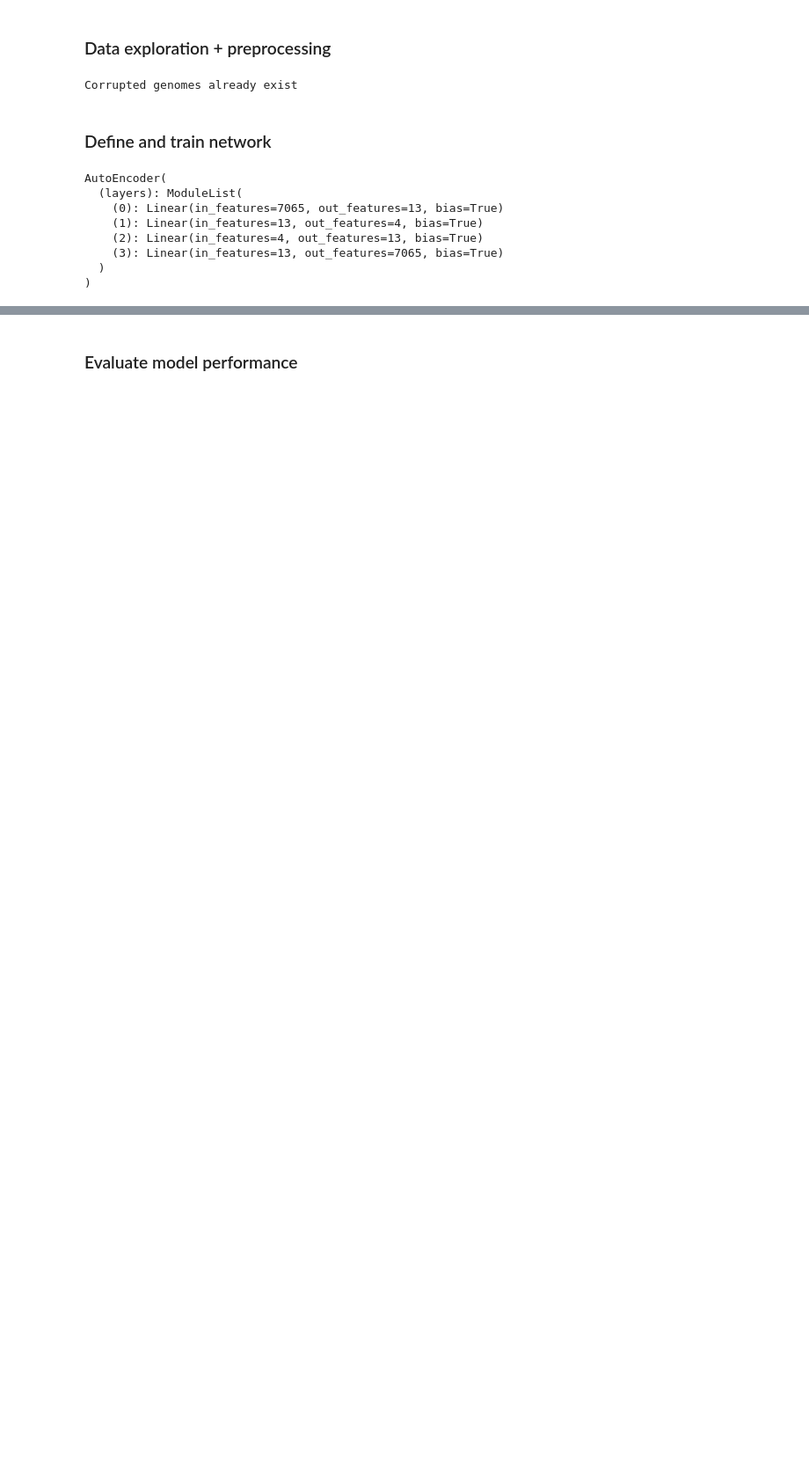
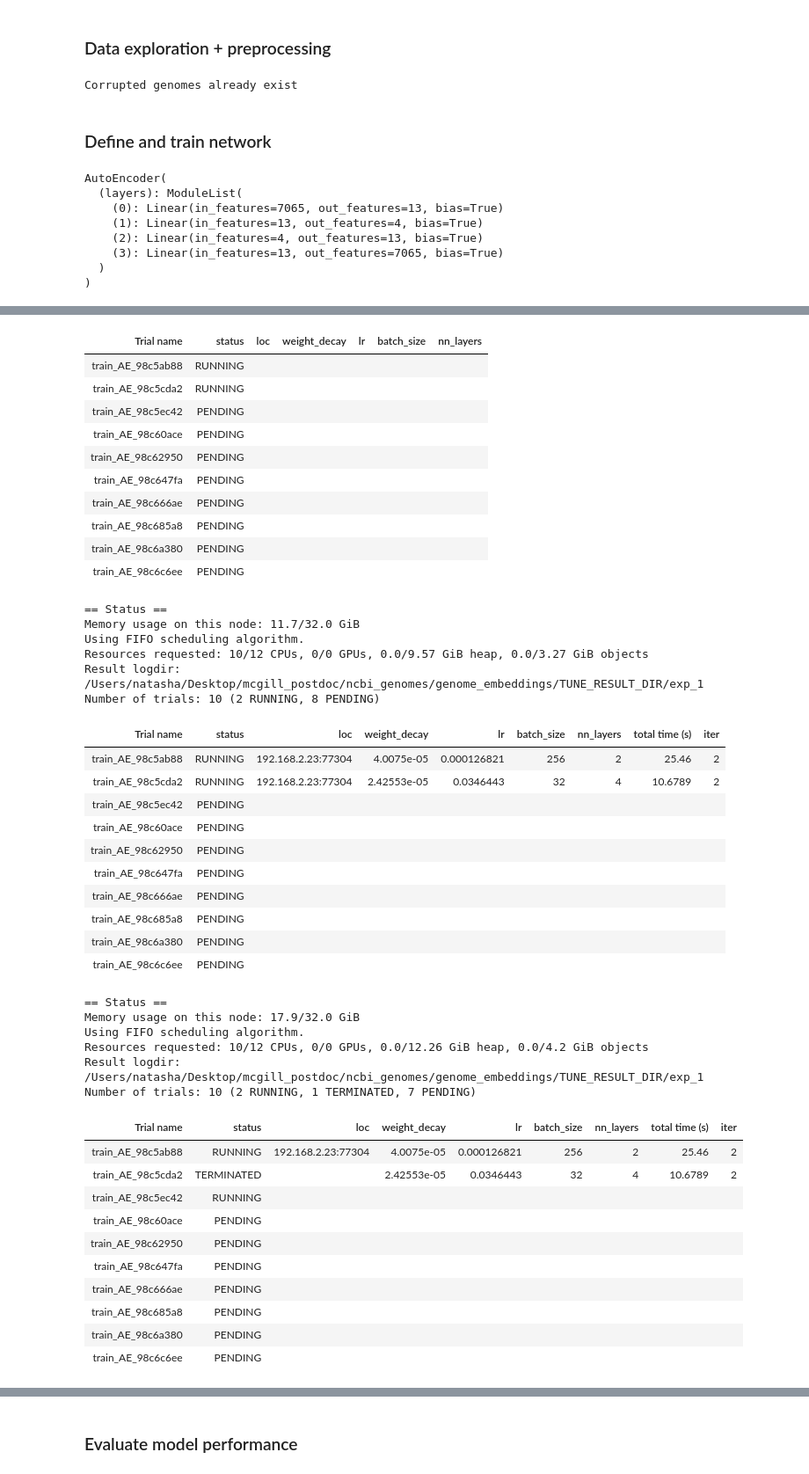
Before and after one commit to natasha-dudek/DeepGenomeVector, a Jupyter notebook: main.ipynb, the cells around one changed output, grey strips where cells are left out. Shown at 88% size. Drawn from its saved outputs; the diff is of its cells as text; code cells hidden in the pictures; blank space fills up the shorter version.

Commit message:
random search

```diff
--- a/main.ipynb
+++ b/main.ipynb
@@ -228,18 +223,34 @@ config = {"num_workers": 1,
+# %%
+# config = {"num_workers": 1,
+#          "num_epochs":settings.num_epochs,
+#          "kfolds":flags.kfolds,
+#          "replacement_threshold": flags.replacement_threshold}
+
+config = {"num_workers": 1,
+         "num_epochs":settings.num_epochs,
+         "kfolds":flags.kfolds,
+         "replacement_threshold": flags.replacement_threshold,
+         "nn_layers": tune.choice([1, 2, 3, 4]),
+         "batch_size": tune.choice([32, 64, 128, 256]),
+          "lr": tune.loguniform(1e-4, 1e-1), #lower=1e-4, upper=1e-1
+          "weight_decay": tune.loguniform(1e-5, 1e-2) #lower=1e-5, upper=1e-2
+         }
 # %%
 analysis = tune.run(
     trainable.train_AE,
     name="exp_1",
     config=config,
-    search_alg=algo,
+#    search_alg=algo,
     verbose=2,
     resources_per_trial={
             "cpu": settings.num_cpus,
             "gpu": 0
     },
     num_samples=10,  #BUMP UP TO 1000
-    scheduler=bohb,
+#    scheduler=bohb,
     local_dir=settings.SAVE_FP+"TUNE_RESULT_DIR",
-    stop=trainable.EarlyStopping("test_f1") # if search results aren't improving anymore
+#    stop=trainable.EarlyStopping("test_f1") # if search results aren't improving anymore
     )
 
 #print("Best config is:", analysis.get_best_config(metric="test_f1"))
+# %% [output]
@@ -245,0 +280,45 @@ analysis = tune.run(
+| Trial name | status | loc | weight_decay | lr | batch_size | nn_layers |
+| train_AE_98c5ab88 | RUNNING |  |  |  |  |  |
+| train_AE_98c5cda2 | RUNNING |  |  |  |  |  |
+| train_AE_98c5ec42 | PENDING |  |  |  |  |  |
+| train_AE_98c60ace | PENDING |  |  |  |  |  |
+| train_AE_98c62950 | PENDING |  |  |  |  |  |
+| train_AE_98c647fa | PENDING |  |  |  |  |  |
+| train_AE_98c666ae | PENDING |  |  |  |  |  |
+| train_AE_98c685a8 | PENDING |  |  |  |  |  |
+| train_AE_98c6a380 | PENDING |  |  |  |  |  |
+| train_AE_98c6c6ee | PENDING |  |  |  |  |  |
+== Status ==
+Memory usage on this node: 11.7/32.0 GiB
+Using FIFO scheduling algorithm.
+Resources requested: 10/12 CPUs, 0/0 GPUs, 0.0/9.57 GiB heap, 0.0/3.27 GiB objects
+Result logdir: /Users/natasha/Desktop/mcgill_postdoc/ncbi_genomes/genome_embeddings/TUNE_RESULT_DIR/exp_1
+Number of trials: 10 (2 RUNNING, 8 PENDING)
+| Trial name | status | loc | weight_decay | lr | batch_size | nn_layers | total time (s) | iter |
+| train_AE_98c5ab88 | RUNNING | 192.168.2.23:77304 | 4.0075e-05 | 0.000126821 | 256 | 2 | 25.46 | 2 |
+| train_AE_98c5cda2 | RUNNING | 192.168.2.23:77304 | 2.42553e-05 | 0.0346443 | 32 | 4 | 10.6789 | 2 |
+| train_AE_98c5ec42 | PENDING |  |  |  |  |  |  |  |
+| train_AE_98c60ace | PENDING |  |  |  |  |  |  |  |
+| train_AE_98c62950 | PENDING |  |  |  |  |  |  |  |
+| train_AE_98c647fa | PENDING |  |  |  |  |  |  |  |
+| train_AE_98c666ae | PENDING |  |  |  |  |  |  |  |
+| train_AE_98c685a8 | PENDING |  |  |  |  |  |  |  |
+| train_AE_98c6a380 | PENDING |  |  |  |  |  |  |  |
+| train_AE_98c6c6ee | PENDING |  |  |  |  |  |  |  |
+== Status ==
+Memory usage on this node: 17.9/32.0 GiB
+Using FIFO scheduling algorithm.
+Resources requested: 10/12 CPUs, 0/0 GPUs, 0.0/12.26 GiB heap, 0.0/4.2 GiB objects
+Result logdir: /Users/natasha/Desktop/mcgill_postdoc/ncbi_genomes/genome_embeddings/TUNE_RESULT_DIR/exp_1
+Number of trials: 10 (2 RUNNING, 1 TERMINATED, 7 PENDING)
+| Trial name | status | loc | weight_decay | lr | batch_size | nn_layers | total time (s) | iter |
+| train_AE_98c5ab88 | RUNNING | 192.168.2.23:77304 | 4.0075e-05 | 0.000126821 | 256 | 2 | 25.46 | 2 |
+| train_AE_98c5cda2 | TERMINATED |  | 2.42553e-05 | 0.0346443 | 32 | 4 | 10.6789 | 2 |
+| train_AE_98c5ec42 | RUNNING |  |  |  |  |  |  |  |
+| train_AE_98c60ace | PENDING |  |  |  |  |  |  |  |
+| train_AE_98c62950 | PENDING |  |  |  |  |  |  |  |
+| train_AE_98c647fa | PENDING |  |  |  |  |  |  |  |
+| train_AE_98c666ae | PENDING |  |  |  |  |  |  |  |
+| train_AE_98c685a8 | PENDING |  |  |  |  |  |  |  |
+| train_AE_98c6a380 | PENDING |  |  |  |  |  |  |  |
+| train_AE_98c6c6ee | PENDING |  |  |  |  |  |  |  |
```
Also changed, not shown: parts of 13 cells of this notebook, 1 other file.
